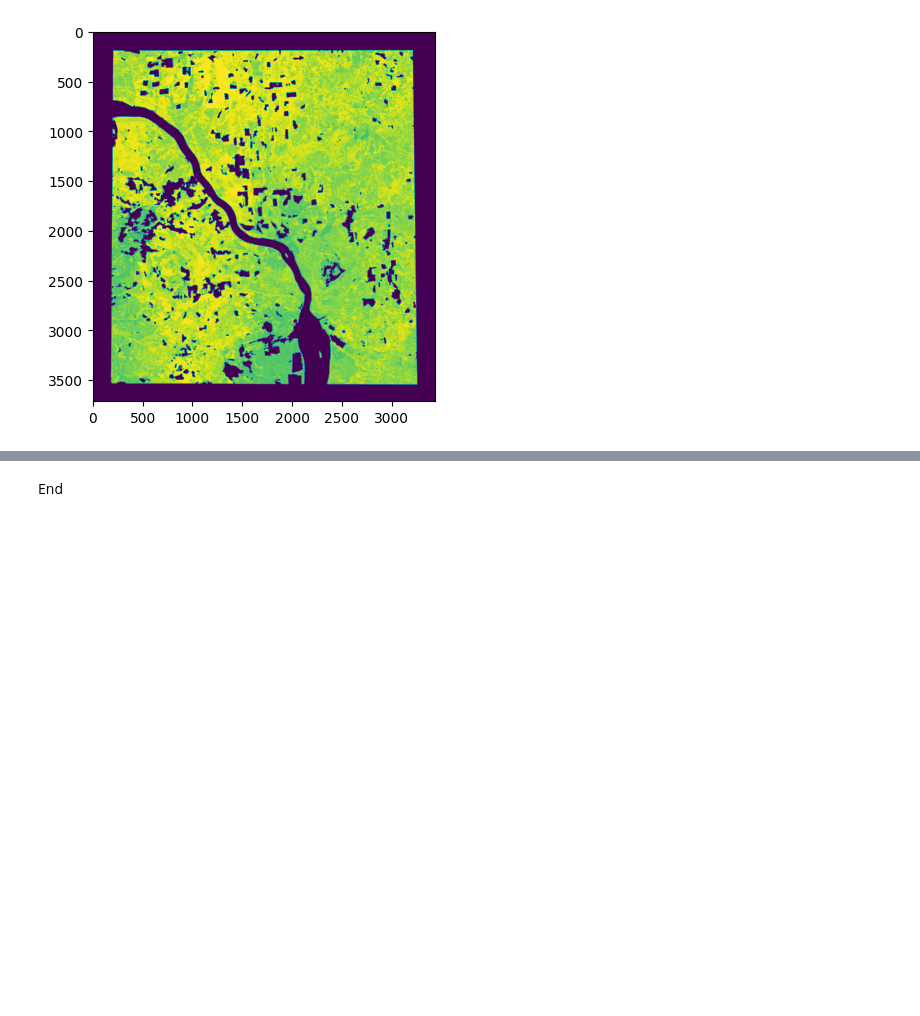
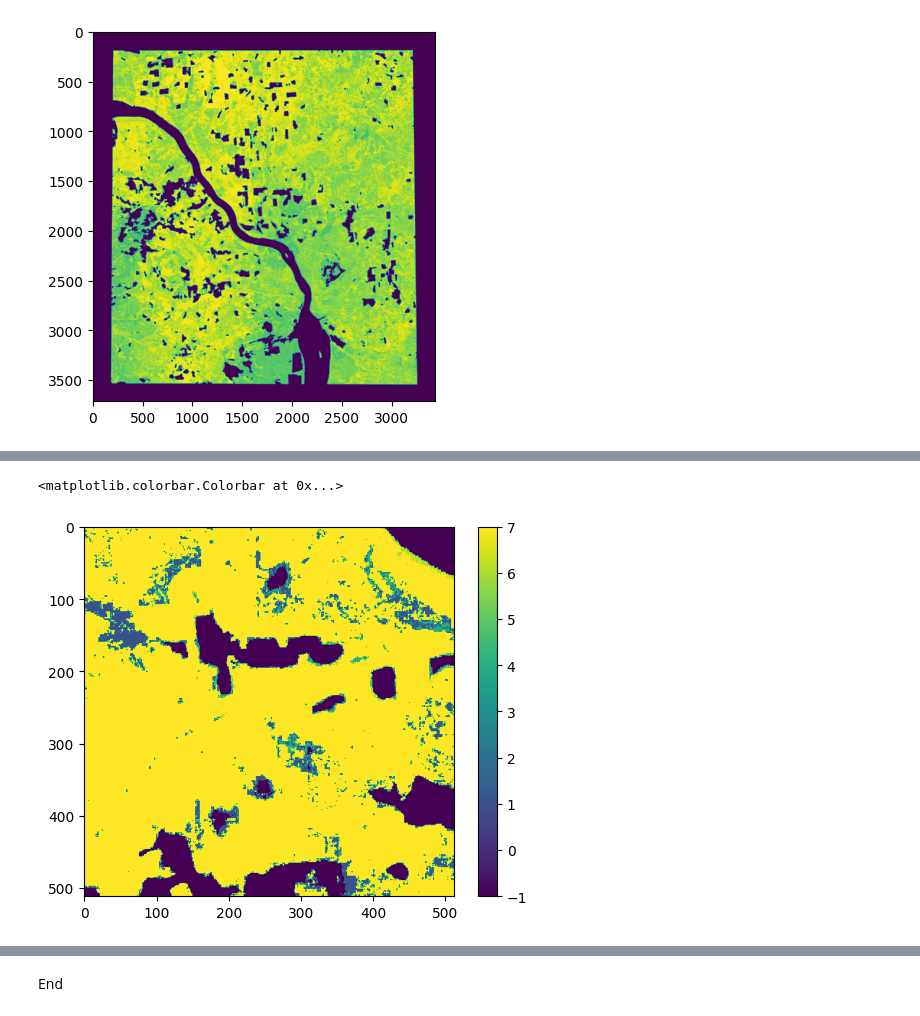
Before and after one commit to mishagrol/MLForestMapping, a Jupyter notebook: notebooks/Inference.ipynb, the cells around one changed output, grey strips where cells are left out. Drawn from its saved outputs; the diff is of its cells as text; code cells hidden in the pictures; blank space fills up the shorter version.

```diff
--- a/notebooks/Inference.ipynb
+++ b/notebooks/Inference.ipynb
@@ -187,10 +187,10 @@ for model in ['SVM']:
         output_mask = np.zeros(shape = (meta['height'], meta['width']))
         output_mask_proba = np.zeros(shape = (meta['height'], meta['width']))
         # Здесь можно добавить tqdm для отслеживания процесса
-
-        for window, transform in tqdm(get_tiles(src,
+        all_tiles = list(get_tiles(src,
                                            width=tile_width,
-                                           height=tile_height)):
+                                           height=tile_height))
+        for window, transform in tqdm(all_tiles[20:21]):
             meta['transform'] = transform
             meta['width'], meta['height'] = window.width, window.height
 
@@ -255,0 +258,17 @@ plt.imshow(output_mask_proba)
+# %%
+def conformal_prediction(dataset: pd.DataFrame, thresholds: dict, cols_with_probs: list):
+    # Список классов (из ключей thresholds)
+    class_ids = list(thresholds.keys())
+
+    # Соответствующие имена колонок
+    class_prob_columns = [f'class_prob_{cls}' for cls in class_ids]
+
+    def get_conformal_prediction_set(row):
+        return {
+            cls for cls, col in zip(class_ids, class_prob_columns)
+            if row[col] >= thresholds[cls]
+        }
+
+    # Применим к каждой строке
+    conformal_prediction_set = dataset[cols_with_probs].apply(get_conformal_prediction_set, axis=1)
+    return conformal_prediction_set
@@ -255,0 +369,6 @@ plt.imshow(output_mask_proba)
+# %%
+plt.imshow(forest_tile)
+plt.colorbar()
+# %% [output]
+<matplotlib.colorbar.Colorbar at 0x...>
+[figure, added]
```
Also changed, not shown: parts of 8 cells of this notebook, 2 other files.
